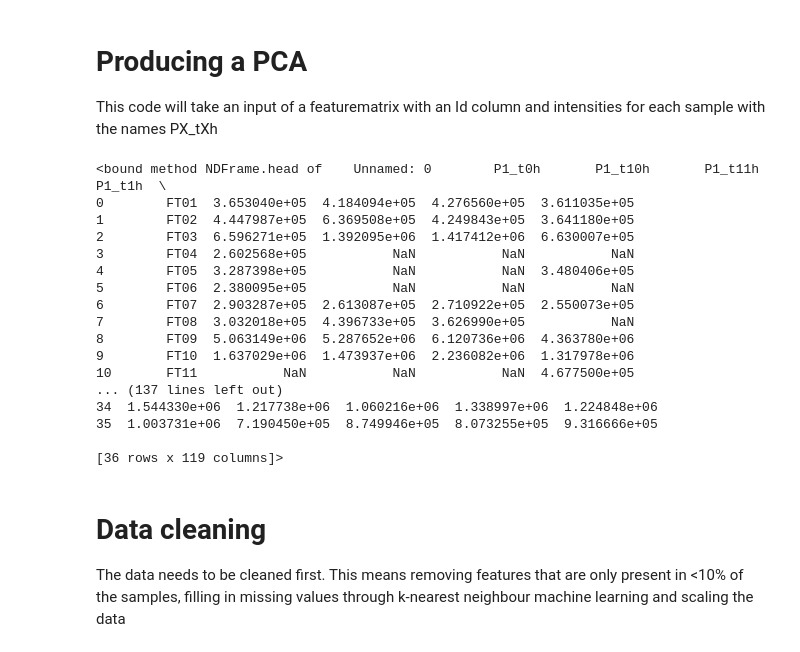
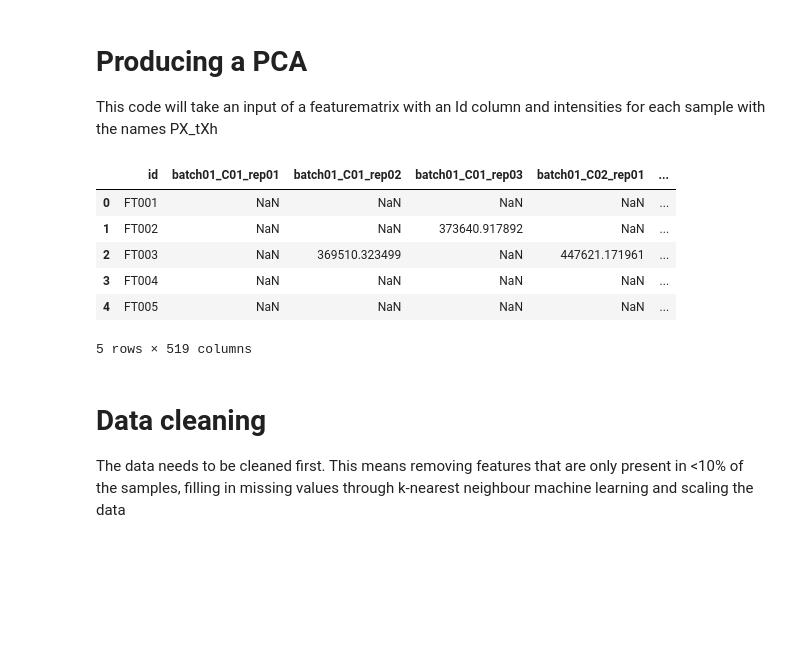
Before and after one commit to adam-grove/Final-year-project-AG, a Jupyter notebook: Analysis/PCA_Visualiser.ipynb, the cells around one changed output. Drawn from its saved outputs; the diff is of its cells as text; code cells hidden in the pictures; blank space fills up the shorter version.

```diff
--- a/Analysis/PCA_Visualiser.ipynb
+++ b/Analysis/PCA_Visualiser.ipynb
@@ -17,31 +15,34 @@ software = input("What software is being used:")
+# %%
+df = pd.DataFrame
+software = input("What software is being used:")
+
+if software.lower() == "mzmine":
+# Importing the data - MZmine
+    df = pd.read_csv(r"C:\Users\adamg\OneDrive - The University of Liverpool\Project Work\MZmine\MZmine_Feature_Matrix.csv")
+elif software.lower() == "xcms":
+# Importing the data - XCMS
+    df = pd.read_csv(r"C:\Users\adamg\OneDrive - The University of Liverpool\Project Work\XCMS\XCMS_Feature_Matrix.csv")
+elif software.lower() == "maldiquant":
+# Importing the data - MALDIquant
+    df = pd.read_csv(r"C:\Users\adamg\OneDrive - The University of Liverpool\Project Work\MALDIquant\MALDIquant_Feature_Matrix.csv")
+elif software.lower() == "dimspy":
+# Importing the data - DIMSpy
+    df = pd.read_csv(r"C:\Users\adamg\OneDrive - The University of Liverpool\Project Work\DIMSpy\DIMSpy_Feature_Matrix.csv")
+else:
+    print("invalid software - please re run the PCA visualiser")
+
+
+df.head()
+# %% [output]
+|  | id | batch01_C01_rep01 | batch01_C01_rep02 | batch01_C01_rep03 | batch01_C02_rep01 | ... |
+| 0 | FT001 | NaN | NaN | NaN | NaN | ... |
+| 1 | FT002 | NaN | NaN | 373640.917892 | NaN | ... |
+| 2 | FT003 | NaN | 369510.323499 | NaN | 447621.171961 | ... |
+| 3 | FT004 | NaN | NaN | NaN | NaN | ... |
+| 4 | FT005 | NaN | NaN | NaN | NaN | ... |
+5 rows × 519 columns
 # %%
 date = input("Enter the date (For naming)")
-# %%
-# Importing the data - MZmine
-# df = pd.read_csv(r"C:\Users\adamg\OneDrive - The University of Liverpool\Project Work\MZmine\MZmine_Feature_Matrix.csv")
-# Importing the data - XCMS
-df = pd.read_csv(r"C:\Users\adamg\OneDrive - The University of Liverpool\Project Work\XCMS\XCMS_Feature_Matrix.csv")
-
-
-df.head
-# %% [output]
-<bound method NDFrame.head of    Unnamed: 0        P1_t0h       P1_t10h       P1_t11h        P1_t1h  \
-0        FT01  3.653040e+05  4.184094e+05  4.276560e+05  3.611035e+05
-1        FT02  4.447987e+05  6.369508e+05  4.249843e+05  3.641180e+05
-2        FT03  6.596271e+05  1.392095e+06  1.417412e+06  6.630007e+05
-3        FT04  2.602568e+05           NaN           NaN           NaN
-4        FT05  3.287398e+05           NaN           NaN  3.480406e+05
-5        FT06  2.380095e+05           NaN           NaN           NaN
-6        FT07  2.903287e+05  2.613087e+05  2.710922e+05  2.550073e+05
-7        FT08  3.032018e+05  4.396733e+05  3.626990e+05           NaN
-8        FT09  5.063149e+06  5.287652e+06  6.120736e+06  4.363780e+06
-9        FT10  1.637029e+06  1.473937e+06  2.236082e+06  1.317978e+06
-10       FT11           NaN           NaN           NaN  4.677500e+05
-... (137 lines left out)
-34  1.544330e+06  1.217738e+06  1.060216e+06  1.338997e+06  1.224848e+06
-35  1.003731e+06  7.190450e+05  8.749946e+05  8.073255e+05  9.316666e+05
-
-[36 rows x 119 columns]>
 # %% [markdown]
 # Data cleaning
 The data needs to be cleaned first. This means removing features that are only present in <10% of the samples, filling in missing values through k-nearest neighbour machine learning and scaling the data
```
Also changed, not shown: parts of 12 cells of this notebook.
